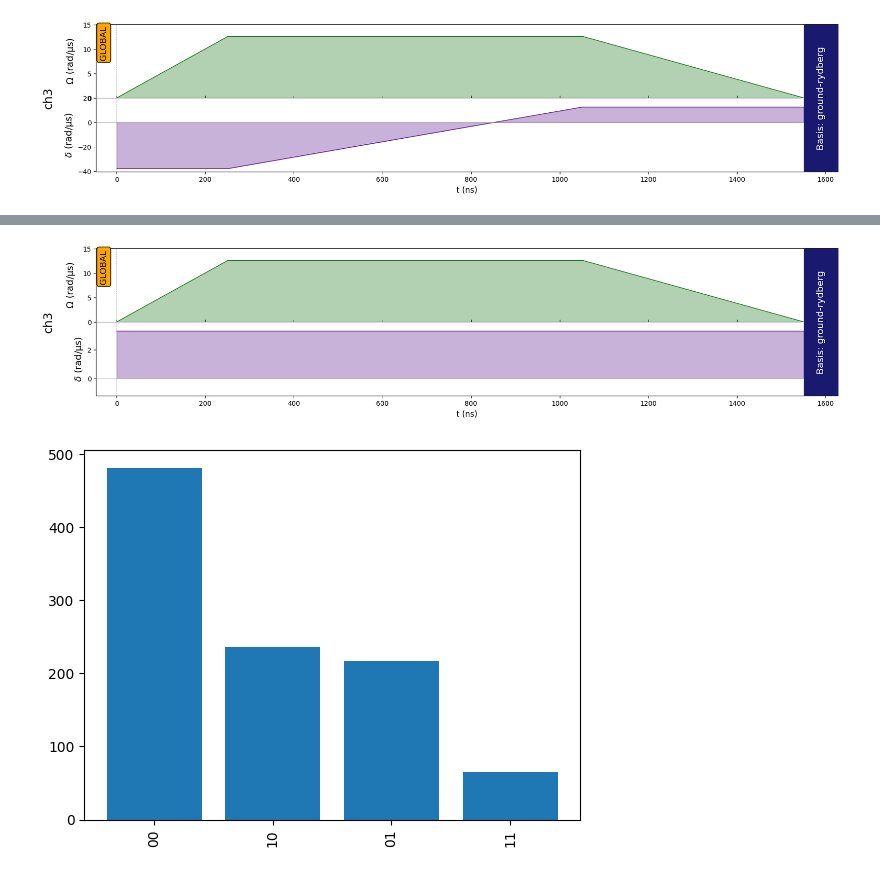
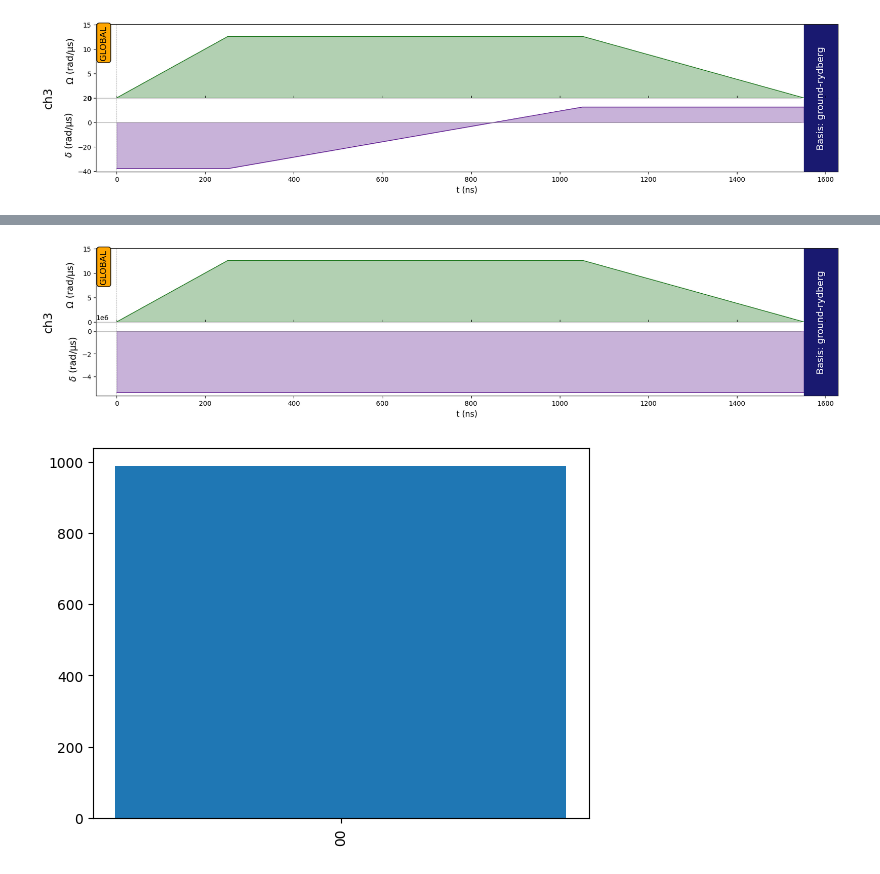
Before and after one commit to Kuift/Pasqal_0419, a Jupyter notebook: 414/testerpuls.ipynb, the cells around one changed output, grey strips where cells are left out. Saved outputs shown, nothing was run; the diff lists cells and outputs as text; code cells hidden in the pictures.

```diff
--- a/414/testerpuls.ipynb
+++ b/414/testerpuls.ipynb
@@ -224,33 +224,45 @@ delta_const
 # %%
 from pulser import Register, Sequence, Pulse
 from pulser.devices import MockDevice
 from pulser.waveforms import RampWaveform
+for i in range(1, 10):
+  R_ij = i
+  C_6 = device.interaction_coeff
+  delta_const = C_6 / (R_ij ** 6)
+  reg = Register({
+    "q0": (0, 0),
+    "q1": (0, R_ij),
+  })
 
-reg = Register({
-  "q0": (0, 0),
-  "q1": (0, R_ij),
-})
+  seq = Sequence(reg, MockDevice)
+  seq.declare_channel("ch3", "rydberg_global")
 
-seq = Sequence(reg, MockDevice)
-seq.declare_channel("ch3", "rydberg_global")
+  amp1 = RampWaveform(252, 0, 12.566370614359172)
+  pulse1 = Pulse.ConstantDetuning(amp1, -delta_const, 0)
 
-amp1 = RampWaveform(252, 0, 12.566370614359172)
-pulse1 = Pulse.ConstantDetuning(amp1, delta_const, 0)
+  det2 = RampWaveform(800, -delta_const, -delta_const)
+  pulse2 = Pulse.ConstantAmplitude(12.566370614359172, det2, 0)
 
-det2 = RampWaveform(800, delta_const, delta_const)
-pulse2 = Pulse.ConstantAmplitude(12.566370614359172, det2, 0)
+  amp3 = RampWaveform(500, 12.566370614359172, 0)
+  pulse3 = Pulse.ConstantDetuning(amp3, -delta_const, 0)
 
-amp3 = RampWaveform(500, 12.566370614359172, 0)
-pulse3 = Pulse.ConstantDetuning(amp3, delta_const, 0)
-
-seq.add(pulse1, "ch3")
-seq.add(pulse2, "ch3")
-seq.add(pulse3, "ch3")
-seq.measure("ground-rydberg")
-
-seq.draw()
+  seq.add(pulse1, "ch3")
+  seq.add(pulse2, "ch3")
+  seq.add(pulse3, "ch3")
+  seq.measure("ground-rydberg")
+  print("drawing...")
+  seq.draw()
+  backend = pulser.backends.QutipBackend(seq)
+  result = backend.run()
+  counts = result.sample_final_state(1000)
+  # Let's plot the histogram associated to the measurements
+  # Let's select only the states that are measured more than 10 times
+  most_freq = {k: v for k, v in counts.items() if v > 10}
+  plt.bar(list(most_freq.keys()), list(most_freq.values()))
+  plt.xticks(rotation="vertical")
+  plt.show()
 # %% [output]
-[figure, old version]
+[figure, new version]
 # %%
 backend = pulser.backends.QutipBackend(seq)
 result = backend.run()
@@ -262,4 +274,4 @@ plt.bar(list(most_freq.keys()), list(most_freq.values()))
 plt.xticks(rotation="vertical")
 plt.show()
 # %% [output]
-[figure, old version]
+[figure, new version]
```
Also changed, not shown: parts of 2 cells of this notebook, 2 other files.
